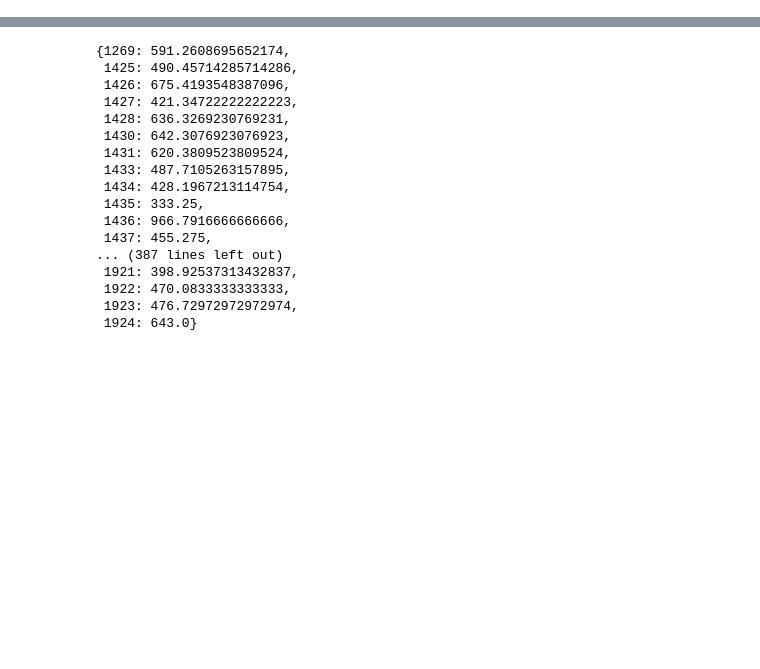
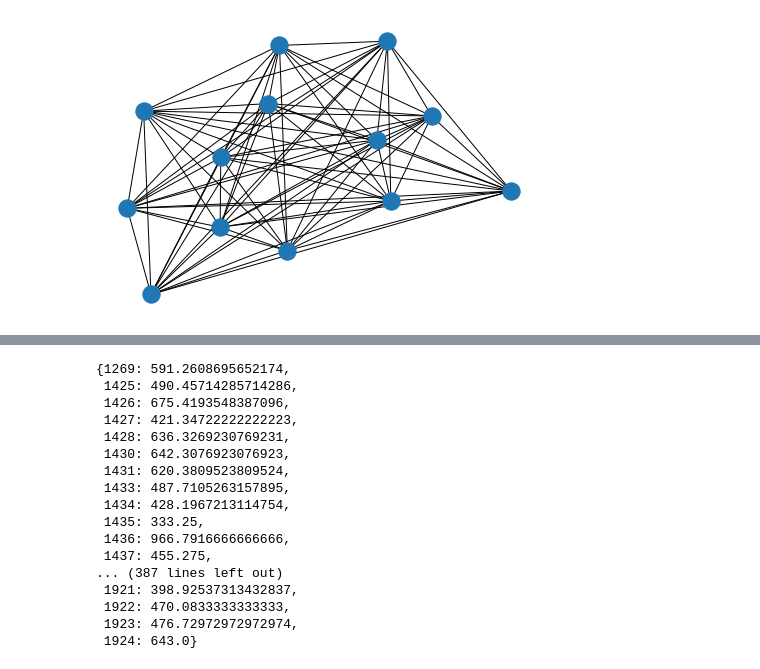
Before and after one commit to AntonioLonga/SocioPatternsExperiments, a Jupyter notebook: socioPatterns/Explore Data.ipynb, the cells around one changed output, grey strips where cells are left out. Drawn from its saved outputs; the diff is of its cells as text; code cells hidden in the pictures; blank space fills up the shorter version.

```diff
--- a/socioPatterns/Explore Data.ipynb
+++ b/socioPatterns/Explore Data.ipynb
@@ -66,0 +78,6 @@ ut.plot_graphs(graphs,splitted_data,pos)
+# %%
+
+data = cs.load_data("data/co-presence/LyonSchool.dat")
+file_metadata = "data/co-presence/metadata/metadata_LyonSchool.dat"
+
+tmp(data,file_metadata)
@@ -66,0 +88,5 @@ ut.plot_graphs(graphs,splitted_data,pos)
+# %%
+data = cs.load_data("data/co-presence/InVS15.dat")
+file_metadata = "data/co-presence/metadata/metadata_InVS15.dat"
+
+tmp(data,file_metadata)
@@ -66,0 +97,5 @@ ut.plot_graphs(graphs,splitted_data,pos)
+# %%
+data = cs.load_data("data/co-presence/InVS13.dat")
+file_metadata = "data/co-presence/metadata/metadata_InVS13.dat"
+
+tmp(data,file_metadata)
@@ -66,0 +154,8 @@ ut.plot_graphs(graphs,splitted_data,pos)
+# %%
+G1 = cs.build_weighted_graph(np.array(groups["DCAR"]),19)
+G2 = cs.build_weighted_graph(np.array(groups["DG"]),19)
+G3 = cs.build_weighted_graph(np.array(groups["Mixed"]),19)
+# %%
+nx.draw(G1)
+# %% [output]
+[figure, added]
```
Also changed, not shown: parts of 18 cells of this notebook, 15 other files.
